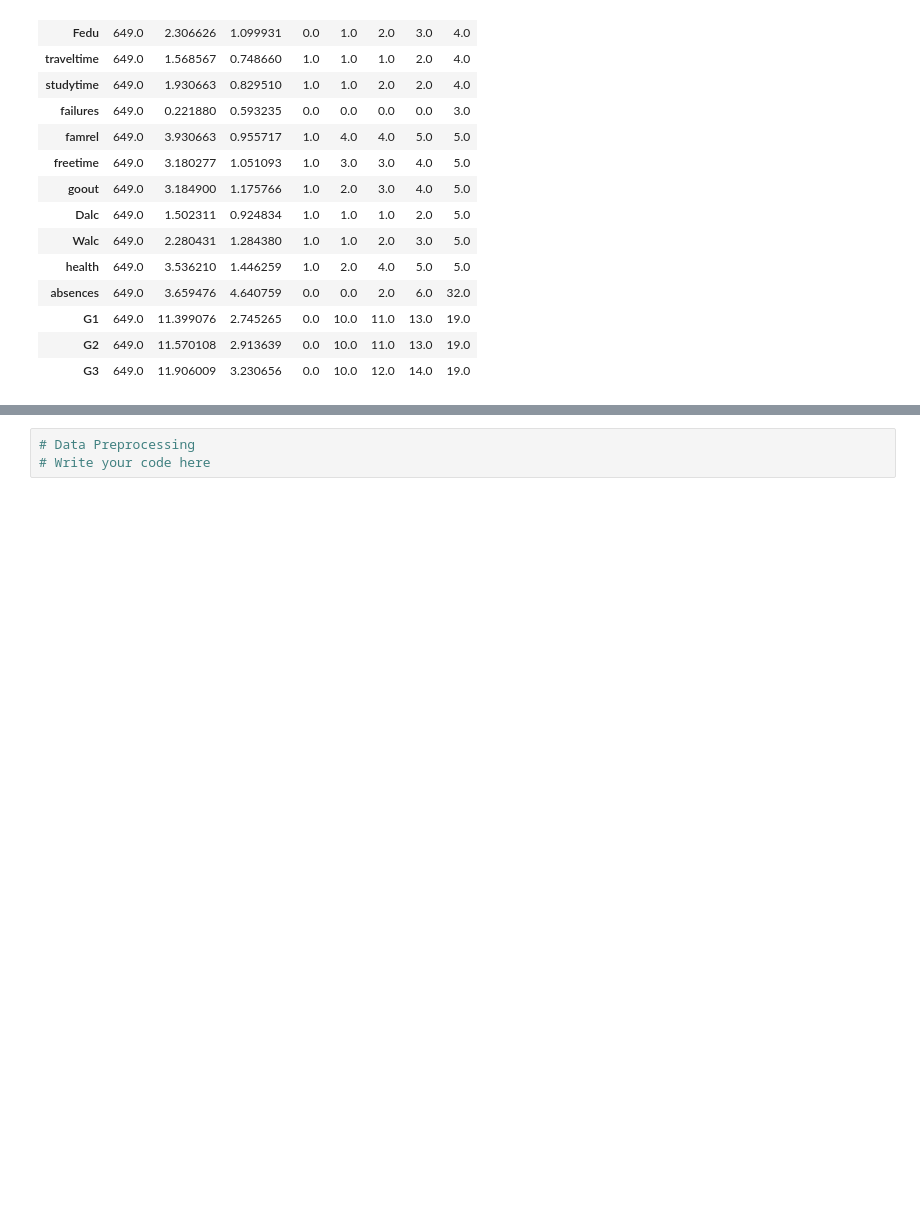
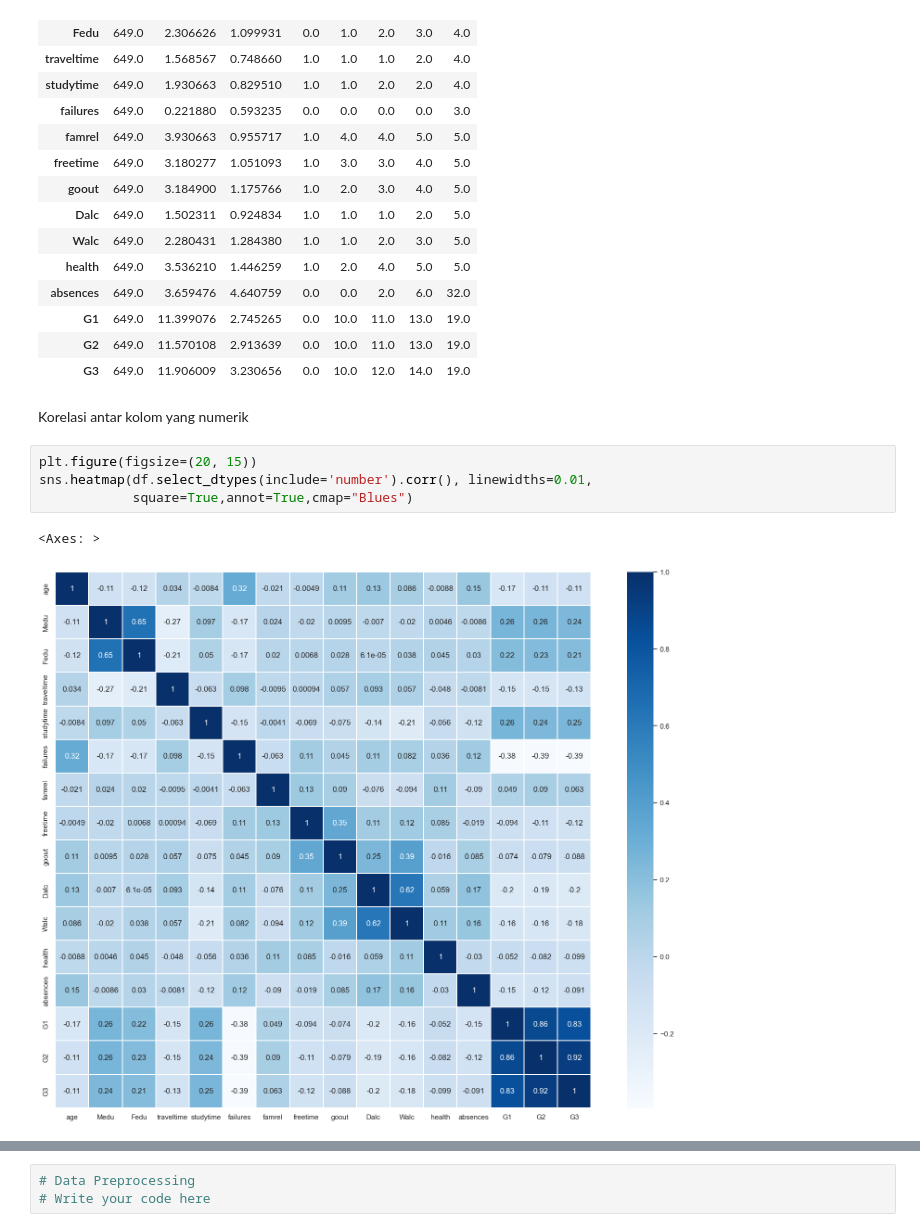
Before and after one commit to whoisgalih/student, a Jupyter notebook: template.ipynb, the cells around one changed output, grey strips where cells are left out. Cells and saved outputs as stored; diff of their text form; blank space fills up the shorter version.

```diff
--- a/template.ipynb
+++ b/template.ipynb
@@ -115,3 +115,12 @@ df.describe().T
 | G1 | 649.0 | 11.399076 | 2.745265 | 0.0 | 10.0 | 11.0 | 13.0 | 19.0 |
 | G2 | 649.0 | 11.570108 | 2.913639 | 0.0 | 10.0 | 11.0 | 13.0 | 19.0 |
 | G3 | 649.0 | 11.906009 | 3.230656 | 0.0 | 10.0 | 12.0 | 14.0 | 19.0 |
+# %% [markdown]
+Korelasi antar kolom yang numerik
+# %%
+plt.figure(figsize=(20, 15))
+sns.heatmap(df.select_dtypes(include='number').corr(), linewidths=0.01,
+            square=True,annot=True,cmap="Blues")
+# %% [output]
+<Axes: >
+[figure, added]
```
Also changed, not shown: parts of 15 cells of this notebook, 1 other file.
